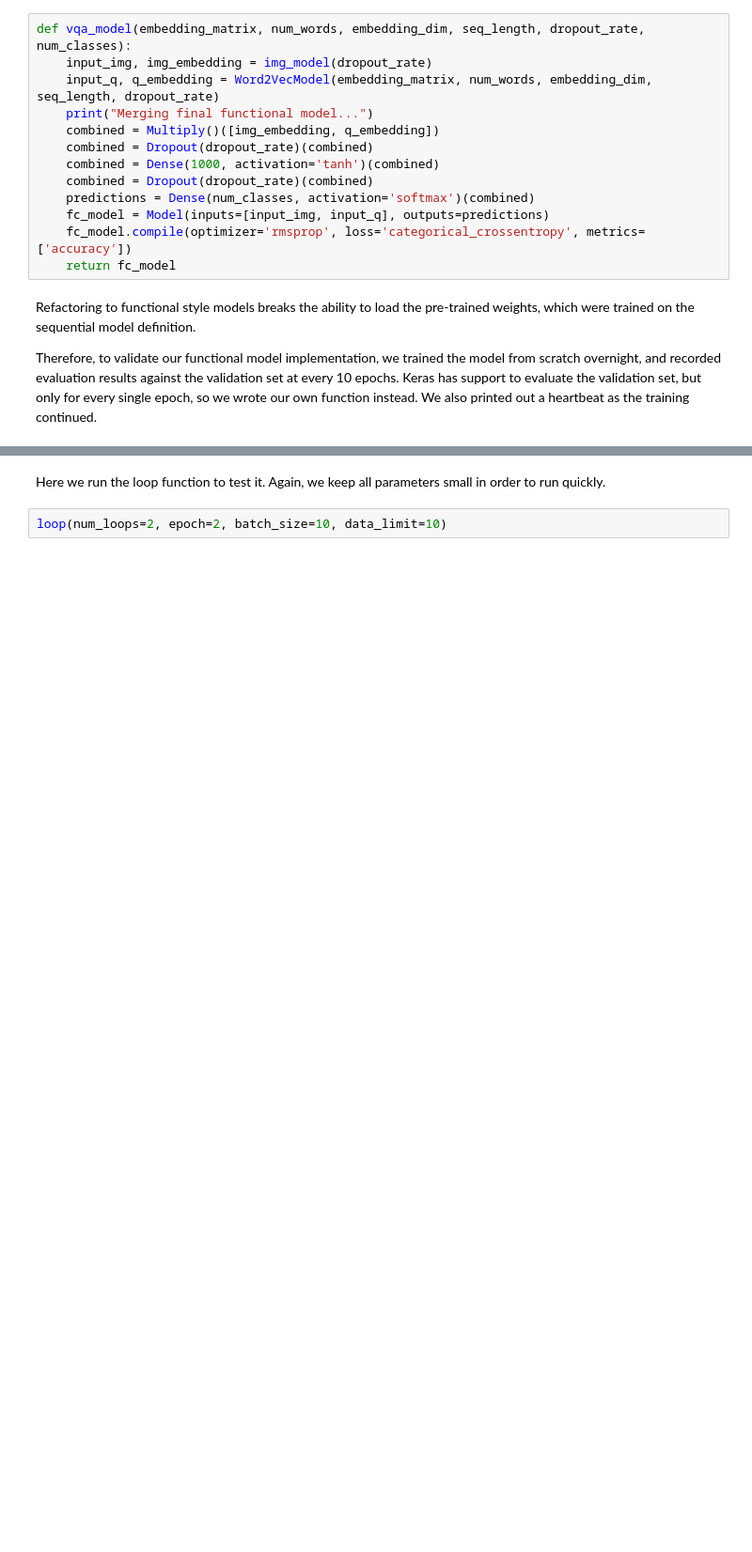
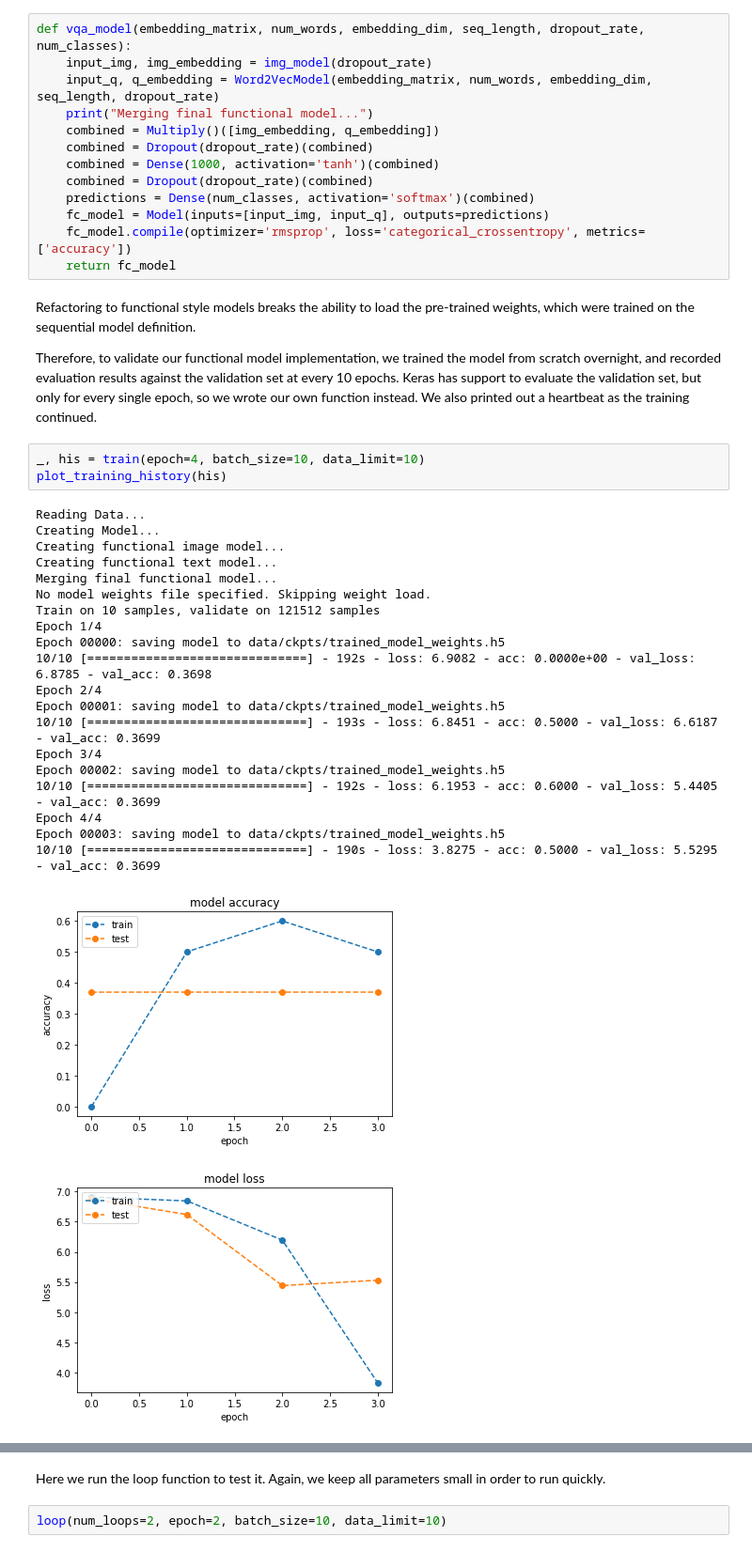
Before and after one commit to 09jvilla/VQA-Keras-Visual-Question-Answering, a Jupyter notebook: vqa_project_checkpoint.ipynb, the cells around one changed output, grey strips where cells are left out. Shown: that part at 94% size. Drawn from its saved outputs; the diff is of its cells as text; blank space fills up the shorter version.

```diff
--- a/vqa_project_checkpoint.ipynb
+++ b/vqa_project_checkpoint.ipynb
@@ -382,6 +413,31 @@ def vqa_model(embedding_matrix, num_words, embedding_dim, seq_length, dropout_ra
 Refactoring to functional style models breaks the ability to load the pre-trained weights, which were trained on the sequential model definition.
 
 Therefore, to validate our functional model implementation, we trained the model from scratch overnight, and recorded evaluation results against the validation set at every 10 epochs. Keras has support to evaluate the validation set, but only for every single epoch, so we wrote our own function instead.  We also printed out a heartbeat as the training continued.
+# %%
+_, his = train(epoch=4, batch_size=10, data_limit=10)
+plot_training_history(his)
+# %% [output]
+Reading Data...
+Creating Model...
+Creating functional image model...
+Creating functional text model...
+Merging final functional model...
+No model weights file specified. Skipping weight load.
+Train on 10 samples, validate on 121512 samples
+Epoch 1/4
+Epoch 00000: saving model to data/ckpts/trained_model_weights.h5
+10/10 [==============================] - 192s - loss: 6.9082 - acc: 0.0000e+00 - val_loss: 6.8785 - val_acc: 0.3698
+Epoch 2/4
+Epoch 00001: saving model to data/ckpts/trained_model_weights.h5
+10/10 [==============================] - 193s - loss: 6.8451 - acc: 0.5000 - val_loss: 6.6187 - val_acc: 0.3699
+Epoch 3/4
+Epoch 00002: saving model to data/ckpts/trained_model_weights.h5
+10/10 [==============================] - 192s - loss: 6.1953 - acc: 0.6000 - val_loss: 5.4405 - val_acc: 0.3699
+Epoch 4/4
+Epoch 00003: saving model to data/ckpts/trained_model_weights.h5
+10/10 [==============================] - 190s - loss: 3.8275 - acc: 0.5000 - val_loss: 5.5295 - val_acc: 0.3699
+[figure, added]
+[figure, added]
 # %%
 def loop(num_loops, epoch, batch_size, data_limit):
     wfilename = ckpt_model_weights_filename
```
Also changed, not shown: parts of 7 cells of this notebook, 1 other file.
